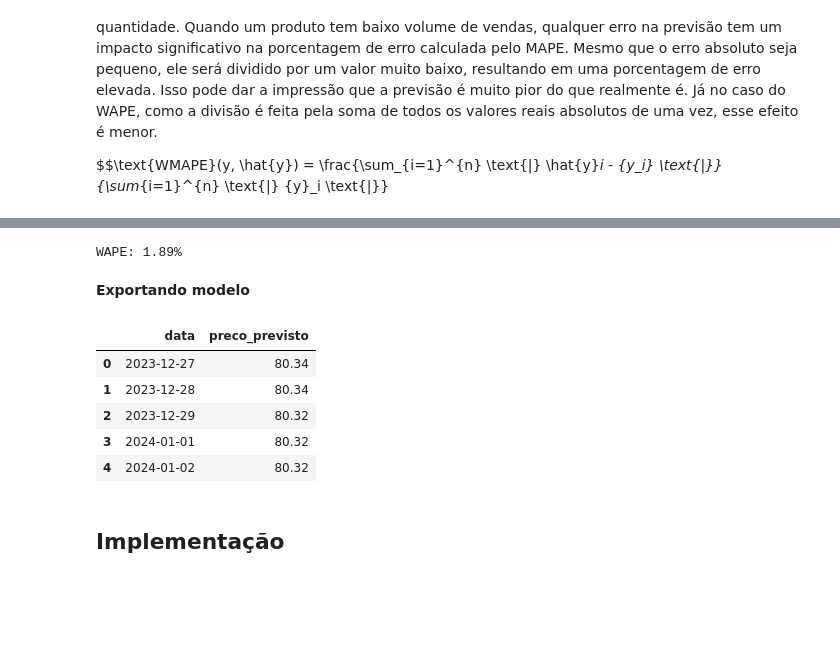
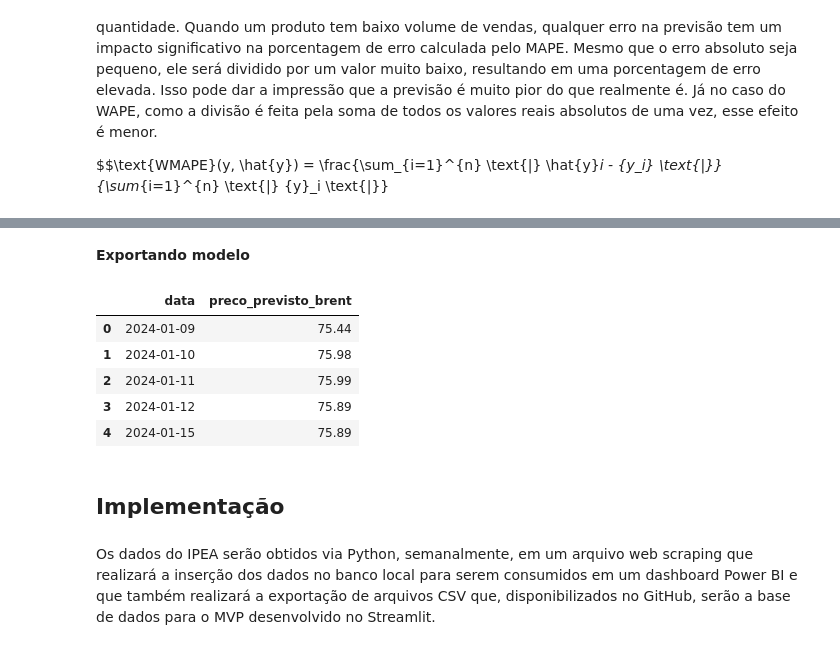
Before and after one commit to jorgeplatero/postech_techchallenge_fase_4, a Jupyter notebook: time_series_petroleo_brent.ipynb, the cells around one changed output, grey strips where cells are left out. Saved outputs shown, nothing was run; the diff lists cells and outputs as text; code cells hidden in the pictures; blank space fills up the shorter version.

```diff
--- a/time_series_petroleo_brent.ipynb
+++ b/time_series_petroleo_brent.ipynb
@@ -103,0 +79,3 @@ conn.close()
+# %%
+df = pd.read_html('http://www.ipeadata.gov.br/ExibeSerie.aspx?module=m&serid=1650971490&oper=view', skiprows=1, thousands='.', decimal=',')[0]
+df.head()
@@ -109,6 +94,7 @@ def renomeiaColunas(df):
     return df
 # %%
 def tipaDados(df):
+    df['data'] = df['data'].str.replace('/', '-')
     df['data'] = pd.to_datetime(df['data'], format='%d-%m-%Y')
     return df
 # %%
@@ -613,37 +551,34 @@ WAPE: 4.15%
-# %%
-wmape_gbr = wmape(y_test, y_pred)
-print(f'WAPE: {wmape_gbr:.2%}')
-# %% [output]
-WAPE: 1.89%
 # %% [markdown]
 **Exportando modelo**
 # %%
 import joblib
 from statsforecast import StatsForecast
 from statsforecast.models import AutoARIMA
 
-df_statsforecast = df[['data', 'preco']].rename(columns={'data': 'ds', 'preco': 'y'})
-df_statsforecast['unique_id'] = 'Preco'
-df_statsforecast.dropna(inplace=True)
+df_preparado = df[['data', 'preco']].rename(columns={'data': 'ds', 'preco': 'y'})
+df_preparado['unique_id'] = 'Preco'
+df_preparado.dropna(inplace=True)
 
-treino = df_statsforecast.loc[(df_statsforecast['ds'] >= '2000-01-01') & (df_statsforecast['ds'] <= df_statsforecast['ds'].loc[0])] #novos dados de treino
+treino = df_preparado.loc[df_preparado['ds'] >= '2000-01-01'] #novos dados de treino
 h = 5
 
 modelo = StatsForecast(models=[AutoARIMA(season_length=5)], freq='B', n_jobs=-1)
 modelo.fit(treino)
 joblib.dump(modelo, 'modelos/auto_arima.joblib')
 
 modelo = joblib.load('modelos/auto_arima.joblib')
 forecast = modelo.predict(h=h, level=[90])
-forecast = forecast[['ds', 'AutoARIMA']].reset_index(drop=True).rename(columns={'ds': 'data', 'AutoARIMA': 'preco_previsto'})
-forecast['preco_previsto'] = [int(n * 100) / 100 for n in forecast['preco_previsto']]
+forecast = forecast[['ds', 'AutoARIMA']].reset_index(drop=True).rename(columns={'ds': 'data', 'AutoARIMA': 'preco_previsto_brent'})
+forecast['preco_previsto_brent'] = [int(n * 100) / 100 for n in forecast['preco_previsto_brent']]
 forecast
 # %% [output]
-|  | data | preco_previsto |
-| 0 | 2023-12-27 | 80.34 |
-| 1 | 2023-12-28 | 80.34 |
-| 2 | 2023-12-29 | 80.32 |
-| 3 | 2024-01-01 | 80.32 |
-| 4 | 2024-01-02 | 80.32 |
+|  | data | preco_previsto_brent |
+| 0 | 2024-01-09 | 75.44 |
+| 1 | 2024-01-10 | 75.98 |
+| 2 | 2024-01-11 | 75.99 |
+| 3 | 2024-01-12 | 75.89 |
+| 4 | 2024-01-15 | 75.89 |
 # %% [markdown]
 ## Implementação
+# %% [markdown]
+Os dados do IPEA serão obtidos via Python, semanalmente, em um arquivo web scraping que realizará a inserção dos dados no banco local para serem consumidos em um dashboard Power BI e que também realizará a exportação de arquivos CSV que, disponibilizados no GitHub, serão a base de dados para o MVP desenvolvido no Streamlit.
```
Also changed, not shown: parts of 48 cells of this notebook, 9 other files.
